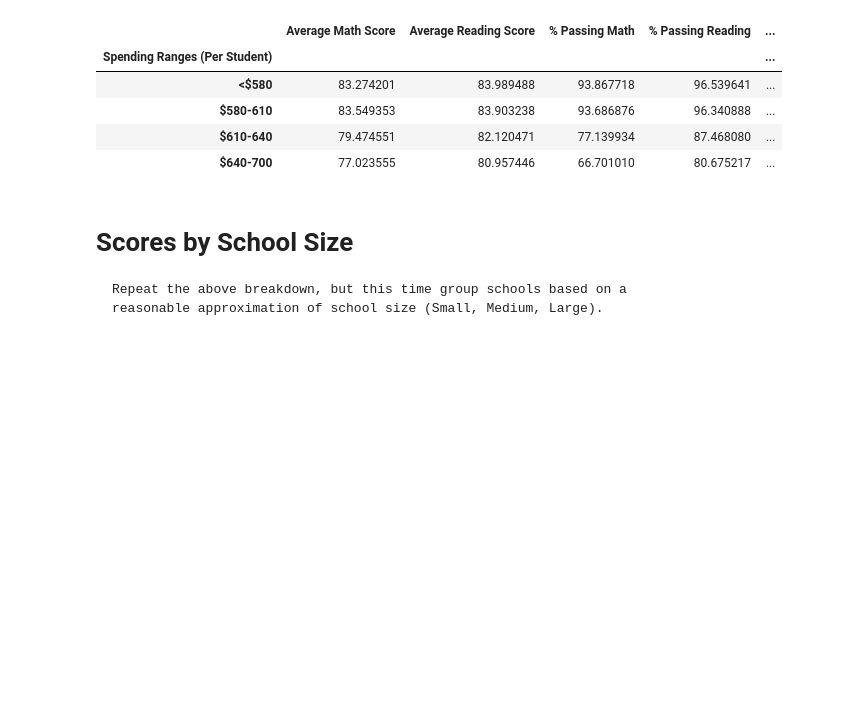
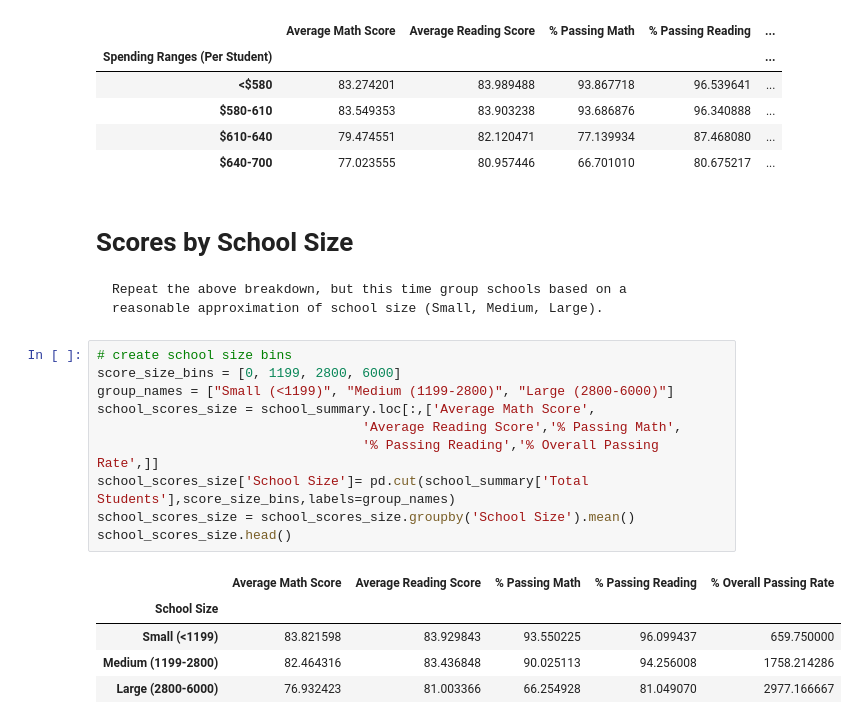
Before and after one commit to atemkuh/pandas-challenge, a Jupyter notebook: PyCitySchools/PyCitySchools.ipynb, the cells around one changed output. Cells and saved outputs as stored; diff of their text form; blank space fills up the shorter version.

Commit message:
Summary Data

```diff
--- a/PyCitySchools/PyCitySchools.ipynb
+++ b/PyCitySchools/PyCitySchools.ipynb
@@ -625,3 +625,19 @@ school_spending.head()
 # Scores by School Size
 
     Repeat the above breakdown, but this time group schools based on a reasonable approximation of school size (Small, Medium, Large).
+# %%
+# create school size bins
+score_size_bins = [0, 1199, 2800, 6000]
+group_names = ["Small (<1199)", "Medium (1199-2800)", "Large (2800-6000)"]
+school_scores_size = school_summary.loc[:,['Average Math Score',
+                                  'Average Reading Score','% Passing Math',
+                                  '% Passing Reading','% Overall Passing Rate',]]
+school_scores_size['School Size']= pd.cut(school_summary['Total Students'],score_size_bins,labels=group_names)
+school_scores_size = school_scores_size.groupby('School Size').mean()
+school_scores_size.head()
+# %% [output]
+|  | Average Math Score | Average Reading Score | % Passing Math | % Passing Reading | % Overall Passing Rate |
+| School Size |  |  |  |  |  |
+| Small (<1199) | 83.821598 | 83.929843 | 93.550225 | 96.099437 | 659.750000 |
+| Medium (1199-2800) | 82.464316 | 83.436848 | 90.025113 | 94.256008 | 1758.214286 |
+| Large (2800-6000) | 76.932423 | 81.003366 | 66.254928 | 81.049070 | 2977.166667 |
```
Also changed, not shown: parts of 7 cells of this notebook.
